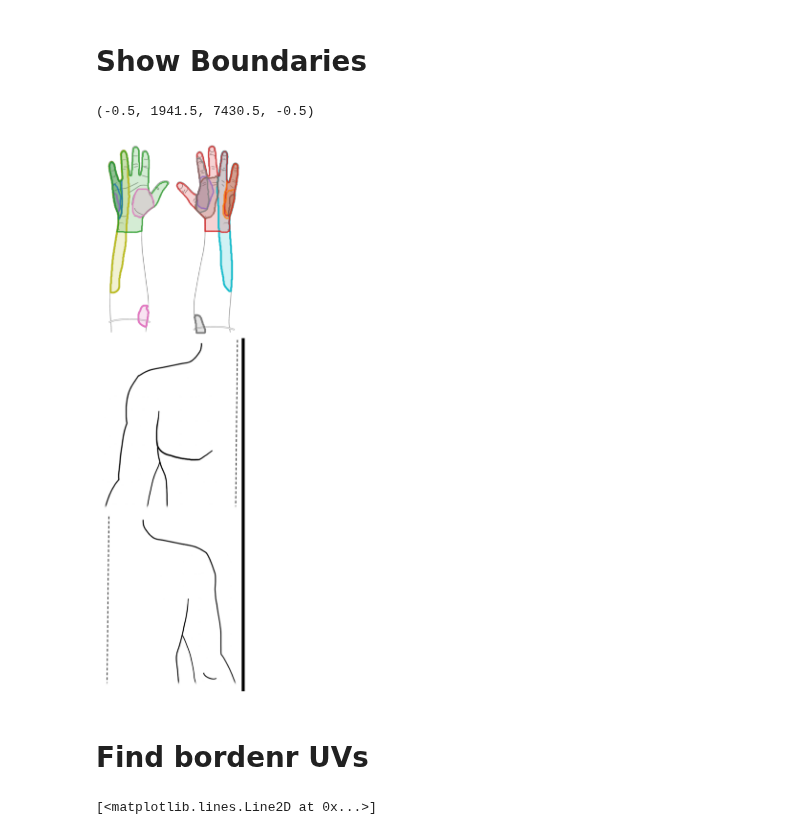
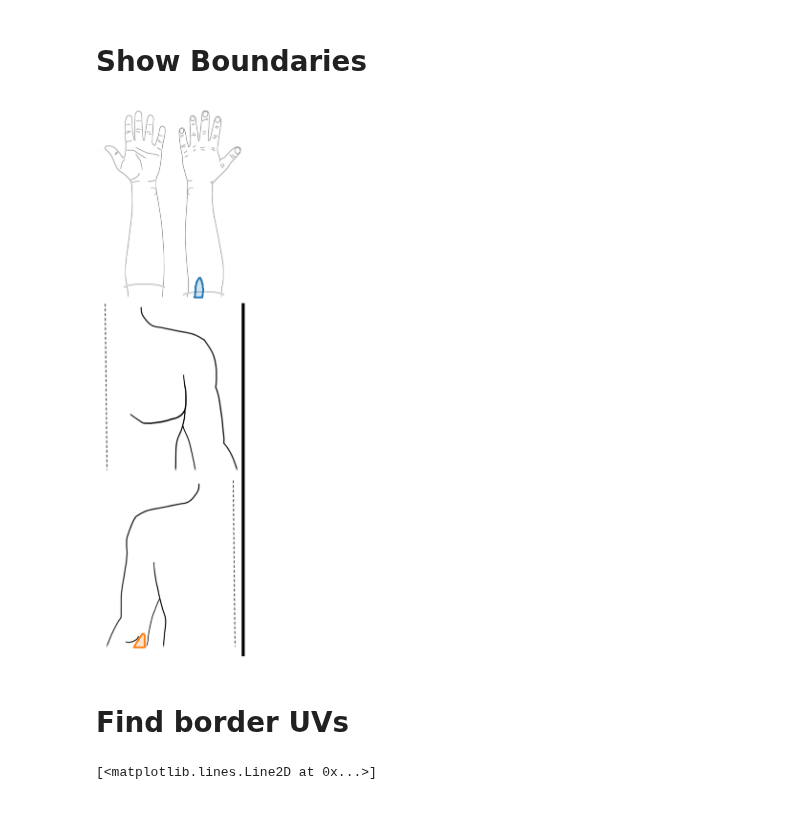
Before and after one commit to Nabizzle/Geodesic-Path-Finder, a Jupyter notebook: Code/Multi-Percept Analysis.ipynb, the cells around one changed output. Drawn from its saved outputs; the diff is of its cells as text; code cells hidden in the pictures.

```diff
--- a/Code/Multi-Percept Analysis.ipynb
+++ b/Code/Multi-Percept Analysis.ipynb
@@ -118,21 +119,23 @@ plt.axis('off')
 # %% [markdown]
 # Show Boundaries
 # %%
-fig = plt.figure(figsize=(image_x_size/500, image_y_size/500))
-plt.imshow(img)
-
+together = False
 for row in example_data.filter(
-    pl.col("Subject ID") == "RCT01"
+    pl.col("Subject ID") == "RCT02"
     ).iter_rows(named=True):
+    if together:
+        together = False
+    else:
+        fig = plt.figure(figsize=(image_x_size/500, image_y_size/500))
+        plt.imshow(img)
+        together = True
+        plt.axis('off')
     boundary = np.array(row["Boundary"])
     plt.plot(boundary[:, 0], boundary[:, 1], '.',
              markersize=3, alpha=0.2)
     plt.fill(boundary[:, 0], boundary[:, 1], alpha=0.2)
-
-plt.axis('off')
 # %% [output]
-(-0.5, 1941.5, 7430.5, -0.5)
-[figure, old version]
+[figure, new version]
 # %% [markdown]
-# Find bordenr UVs
+# Find border UVs
 # %%
```
Also changed, not shown: parts of 9 cells of this notebook, 2 other files.
